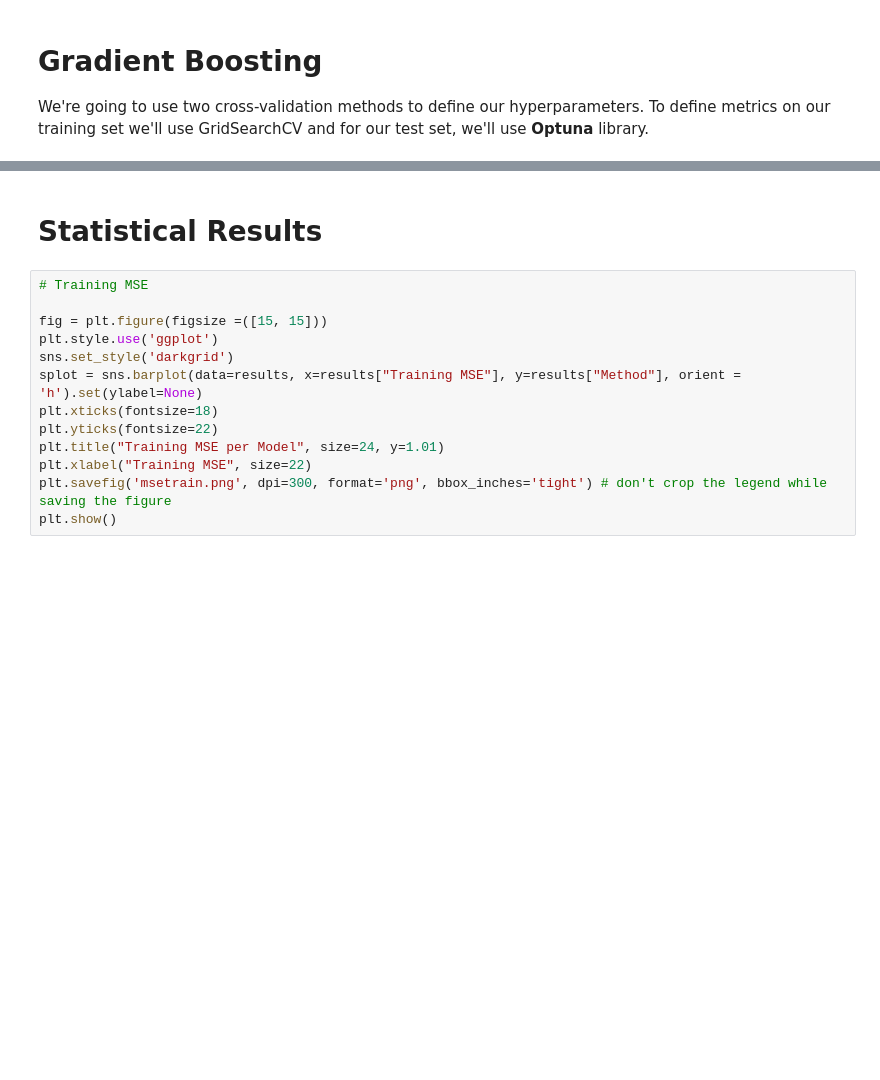
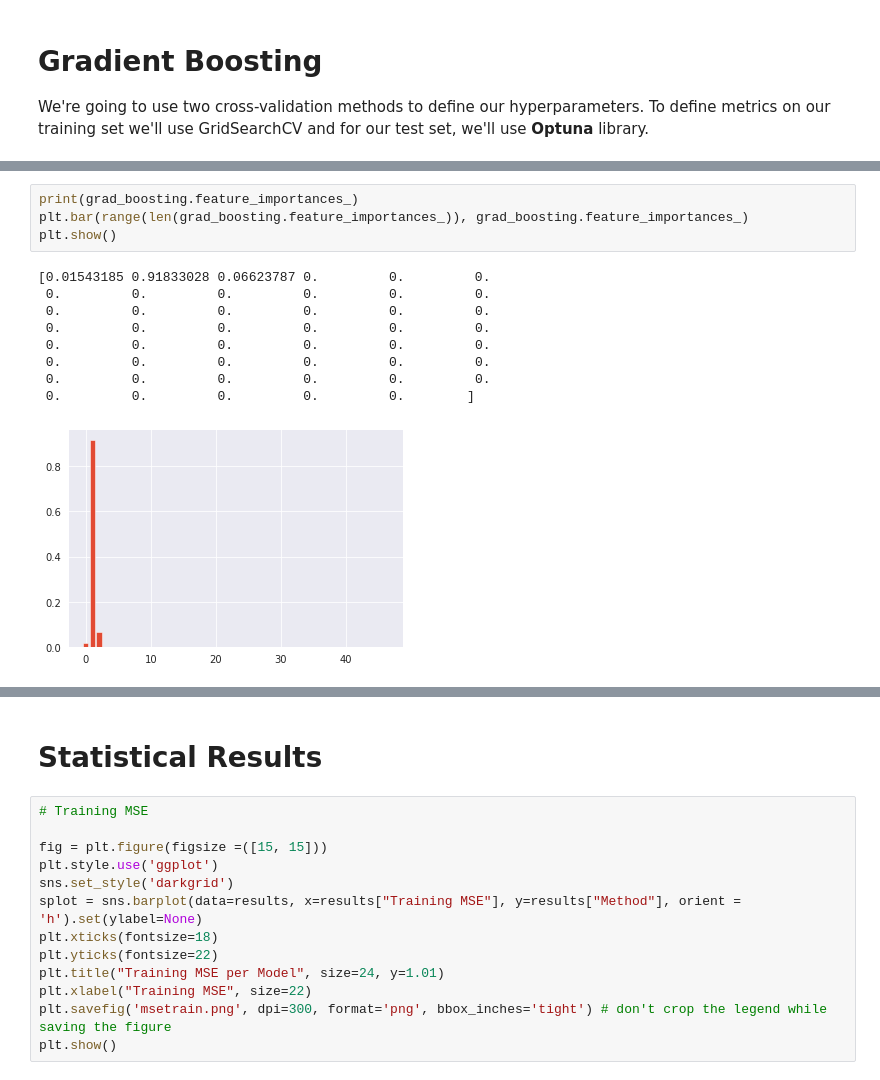
Before and after one commit to Ay0d/Machine-Learning, a Jupyter notebook: seattle-co2-totalenergyconsumption-2016.ipynb, the cells around one changed output, grey strips where cells are left out. Cells and saved outputs as stored; diff of their text form; blank space fills up the shorter version.

```diff
--- a/seattle-co2-totalenergyconsumption-2016.ipynb
+++ b/seattle-co2-totalenergyconsumption-2016.ipynb
@@ -2199 +2197,15 @@ results.style.apply(lambda x: ['background: lightblue' if x.name == 'Optuna Test
+# %%
+print(grad_boosting.feature_importances_)
+plt.bar(range(len(grad_boosting.feature_importances_)), grad_boosting.feature_importances_)
+plt.show()
+# %% [output]
+[0.01543185 0.91833028 0.06623787 0.         0.         0.
+ 0.         0.         0.         0.         0.         0.
+ 0.         0.         0.         0.         0.         0.
+ 0.         0.         0.         0.         0.         0.
+ 0.         0.         0.         0.         0.         0.
+ 0.         0.         0.         0.         0.         0.
+ 0.         0.         0.         0.         0.         0.
+ 0.         0.         0.         0.         0.        ]
+[figure, added]
 # %%
```
Also changed, not shown: parts of 62 cells of this notebook.
